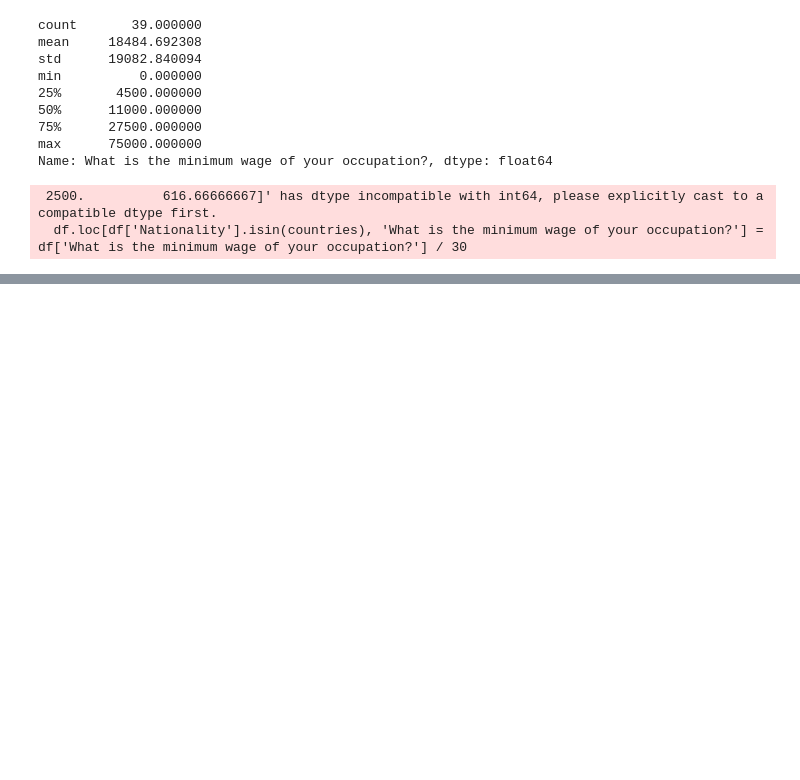
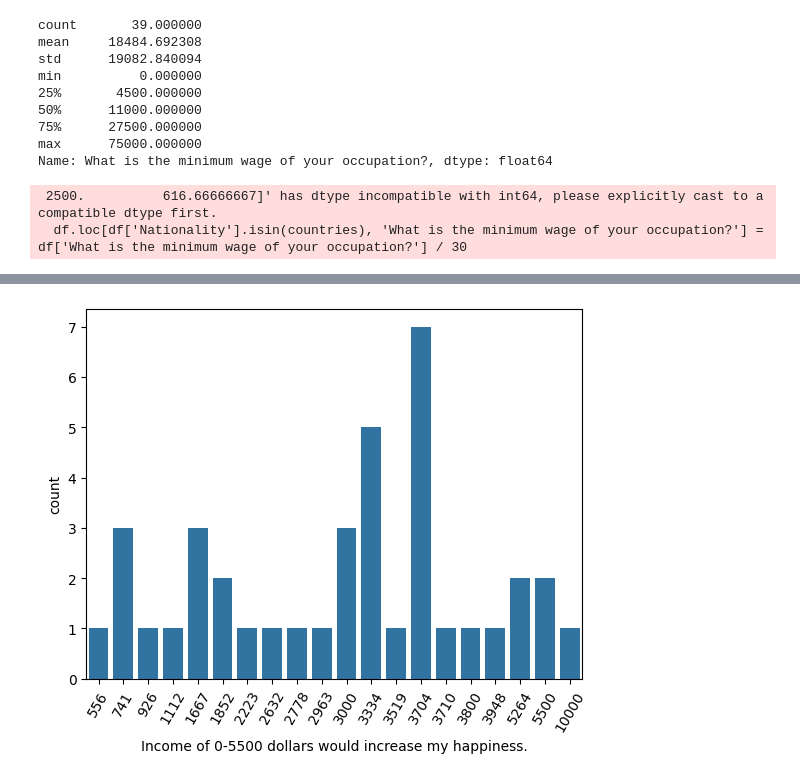
Before and after one commit to ThomasMwaba/money_happiness_project, a Jupyter notebook: money_and_happiness.ipynb, the cells around one changed output, grey strips where cells are left out. Cells and saved outputs as stored; diff of their text form; code cells hidden in the pictures; blank space fills up the shorter version.

```diff
--- a/money_and_happiness.ipynb
+++ b/money_and_happiness.ipynb
@@ -565,2 +571,6 @@ df
 # %%
-#sns.scatterplot(x="Age",y='Income of 0-5500 dollars would increase my happiness.',data=df)
+sns.countplot(x='Income of 0-5500 dollars would increase my happiness.',data=df) # Create a count plot
+plt.xticks(rotation=60) # Rotate x-axis labels to see better
+plt.show() # Show the plot
+# %% [output]
+[figure, added]
```
Also changed, not shown: parts of 5 cells of this notebook.
